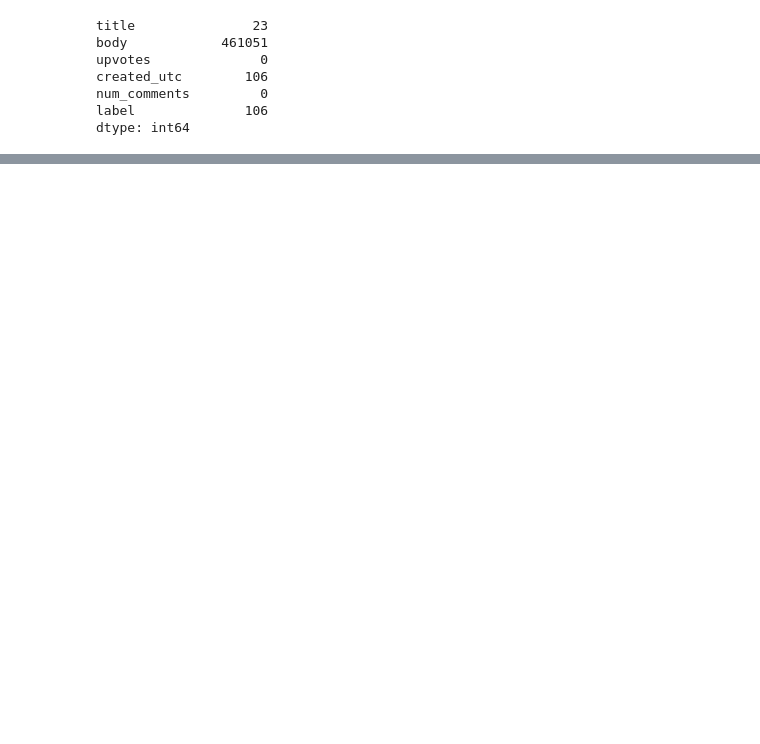
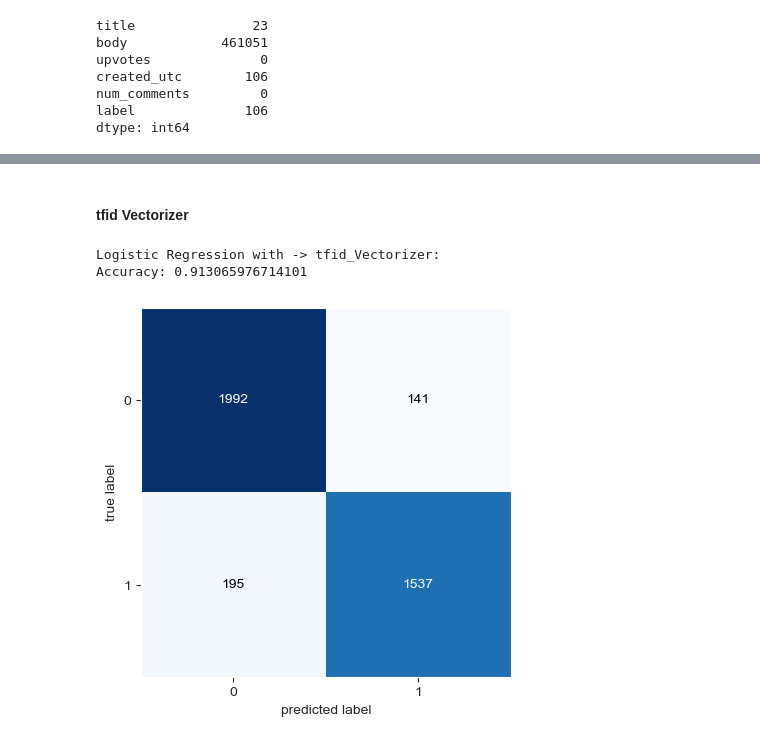
Before and after one commit to tomielopedro/FinalWork, a Jupyter notebook: sample.ipynb, the cells around one changed output, grey strips where cells are left out. Drawn from its saved outputs; the diff is of its cells as text; code cells hidden in the pictures; blank space fills up the shorter version.

```diff
--- a/sample.ipynb
+++ b/sample.ipynb
@@ -277,0 +256,3 @@ print(classification_report(y_test, y_pred))
+# %%
+# tokenizacao para tweets (mesma ideai pro reddit)
+tweet_tokenizer = TweetTokenizer()
@@ -277,0 +267,6 @@ print(classification_report(y_test, y_pred))
+# %%
+# Variáveis para treino e teste
+X = df['body']
+y = df['label']
+display(X)
+display(y)
@@ -277,0 +298,9 @@ print(classification_report(y_test, y_pred))
+# %%
+warnings.filterwarnings("ignore", category=UserWarning, module="sklearn")
+X_train, X_test, y_train, y_test = train_test_split(X,y, test_size=0.2, random_state=42)
+
+y_train = y_train.to_numpy()
+y_test = y_test.to_numpy()
+
+# Verificando as formas após a conversão
+print(X_train.shape, y_train.shape, X_test.shape, y_test.shape)
@@ -277,0 +317,2 @@ print(classification_report(y_test, y_pred))
+# %%
+tfid_vectorizer = TfidfVectorizer(analyzer='word', tokenizer=tweet_tokenizer.tokenize)
@@ -277,0 +322,26 @@ print(classification_report(y_test, y_pred))
+# %% [markdown]
+#### tfid Vectorizer
+# %%
+
+X_train_vect = tfid_vectorizer.fit_transform(X_train)
+X_test_vect = tfid_vectorizer.transform(X_test)
+
+
+model = LogisticRegression(solver='liblinear', random_state=42)
+model.fit(X_train_vect, y_train)
+
+
+y_pred = model.predict(X_test_vect)
+accuracy_logistic_tfid = accuracy_score(y_test, y_pred)
+
+print('Logistic Regression with -> tfid_Vectorizer:')
+print("Accuracy:", accuracy_logistic_tfid)
+
+cm = confusion_matrix(y_test, y_pred)
+fig, ax = plot_confusion_matrix(conf_mat=cm)
+plt.show()
+print('\n')
+# %% [output]
+Logistic Regression with -> tfid_Vectorizer:
+Accuracy: 0.913065976714101
+[figure, added]
```
Also changed, not shown: parts of 99 cells of this notebook.
